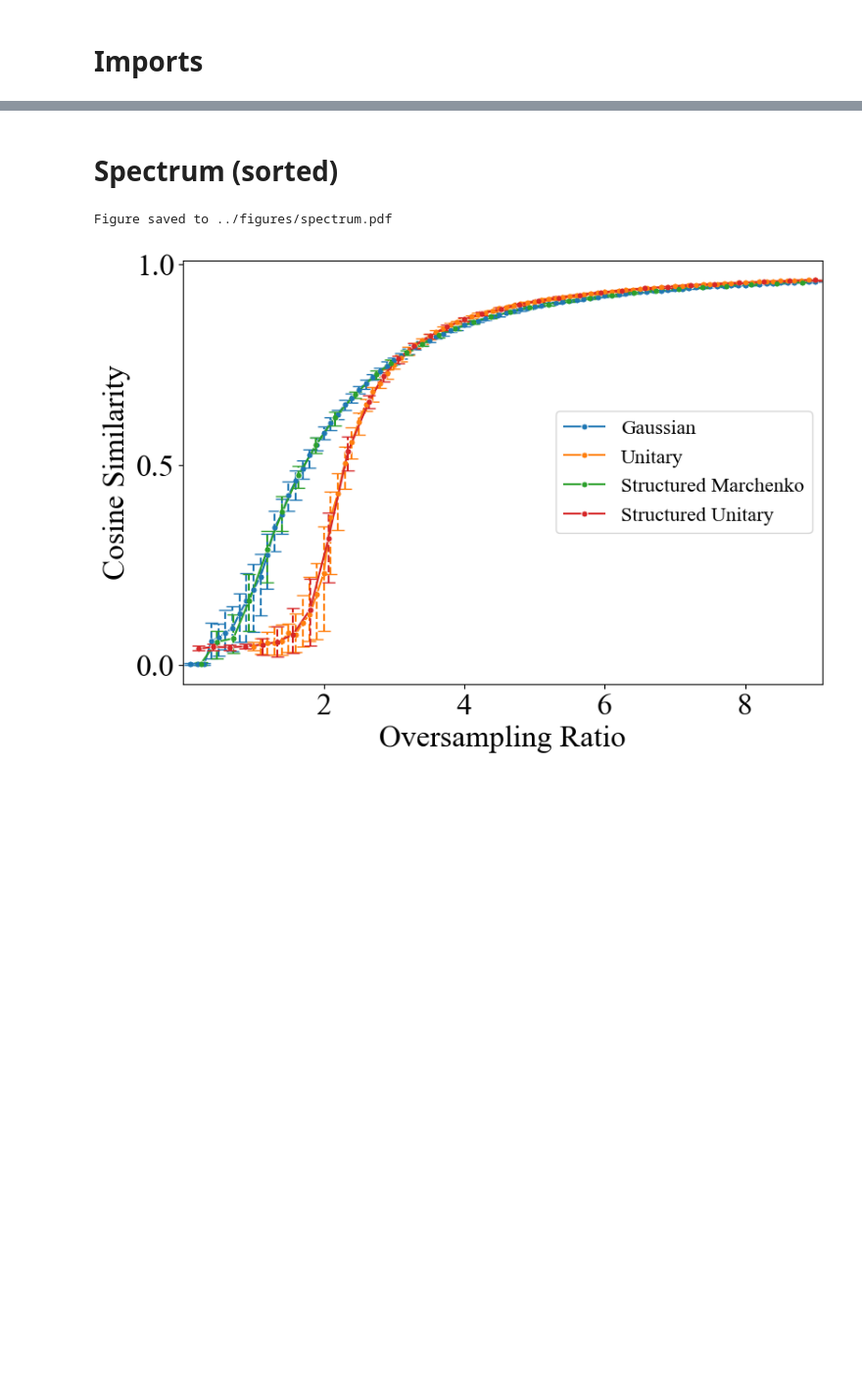
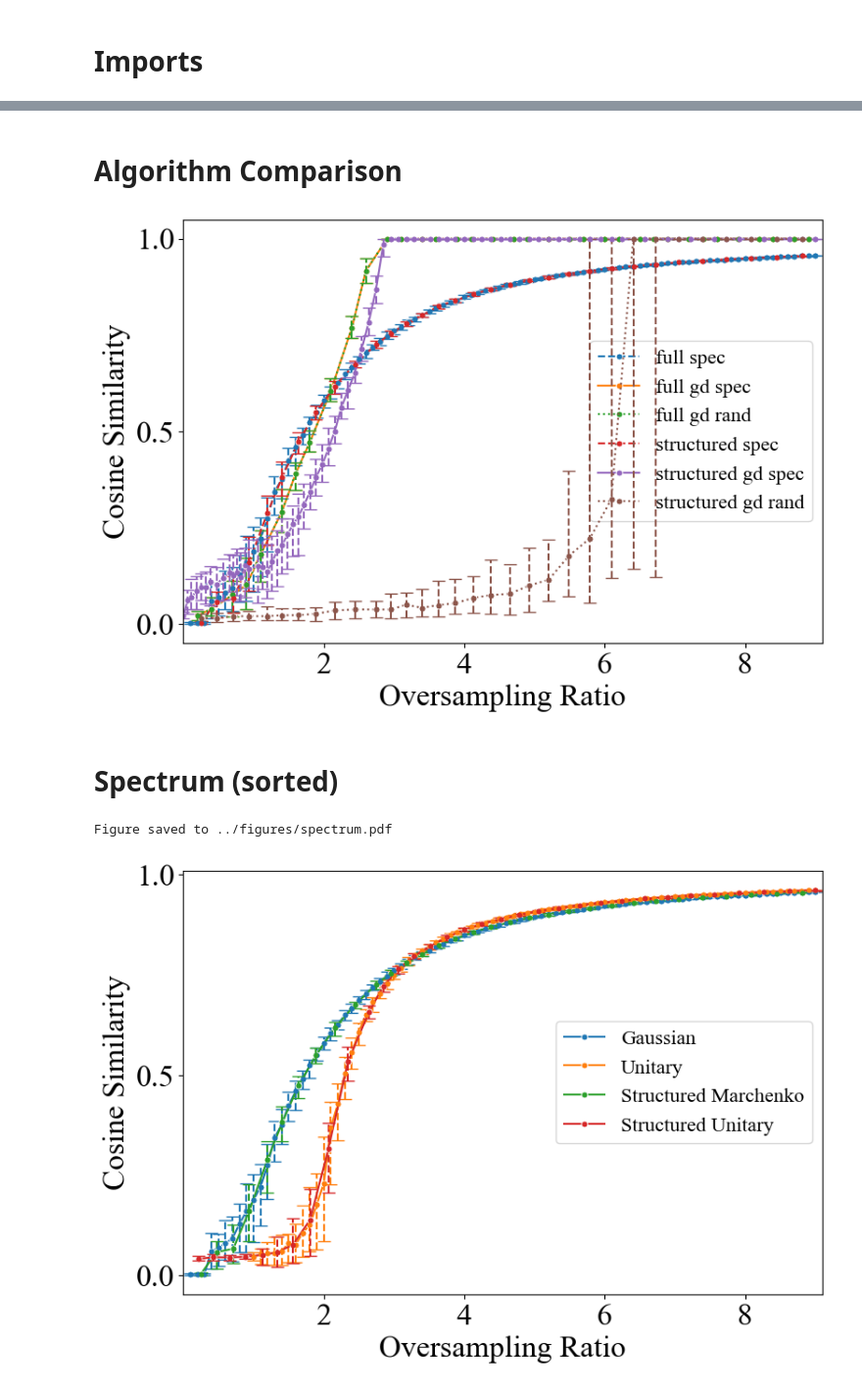
Before and after one commit to zhiyhucode/deepinv, a Jupyter notebook: experimental/notebooks/visualization.ipynb, the cells around one changed output, grey strips where cells are left out. Shown at 98% size. Saved outputs shown, nothing was run; the diff lists cells and outputs as text; code cells hidden in the pictures; blank space fills up the shorter version.

Commit message:
experiment: gd results

```diff
--- a/experimental/notebooks/visualization.ipynb
+++ b/experimental/notebooks/visualization.ipynb
@@ -42,3 +42,12 @@ def clean_df(df_list, start=1.8,):
             else:
                 left = row["oversampling_ratio"]
         df.drop(rows_to_drop, inplace=True)
+# %% [markdown]
+# Algorithm Comparison
+# %%
+df_full_spec = pd.read_csv("../results/full/marchenko/full_marchenko_spec.csv")
+df_full_gd_spec = pd.read_csv("../results/full/gd_spec/full_gd_spec.csv")
+df_full_gd_rand = pd.read_csv("../results/full/gd_spec/full_gd_spec.csv") #! to be changed
+df_structured_spec = pd.read_csv("../results/structured/marchenko_fourier_uniform/structured_fourier_marchenko_FDFD_spec.csv")
+df_structured_gd_spec = pd.read_csv("../results/structured/gd_spec/structured_FDFD_gd_spec.csv")
+df_structured_gd_rand = pd.read_csv("../results/structured/gd_rand/structured_FDFD_gd_rand.csv")
@@ -45,3 +56,45 @@ def clean_df(df_list, start=1.8,):
+# %%
+plot_error_bars(
+    [
+        df_full_spec["oversampling_ratio"],
+        df_full_gd_spec["oversampling_ratio"],
+        df_full_gd_rand["oversampling_ratio"],
+        df_structured_spec["oversampling_ratio"],
+        df_structured_gd_spec["oversampling_ratio"],
+        df_structured_gd_rand["oversampling_ratio"],
+    ],
+    [
+        df_full_spec,
+        df_full_gd_spec,
+        df_full_gd_rand,
+        df_structured_spec,
+        df_structured_gd_spec,
+        df_structured_gd_rand,
+    ],
+    [
+        'full spec',
+        'full gd spec',
+        'full gd rand',
+        'structured spec',
+        'structured gd spec',
+        'structured gd rand',
+    ],
+    #title="Performance Comparison of Different Number of Layers",
+    #save="layers_gd_spec.svg",
+    figsize=(9,6),
+    plot="n_layers",
+    xlim=(0.0,9.1),
+    xticks=[2,4,6,8],
+    yticks=[0.0,0.5,1.0],
+    legend_loc="center right",
+    labelsize=24,
+    fontsize=16,
+    # save_dir='../figures/spectrum.pdf',
+    ticksize=24,
+    transparent=True
+)
+# %% [output]
+[figure, added]
 # %% [markdown]
 # Spectrum (sorted)
 # %%
```
Also changed, not shown: parts of 3 cells of this notebook, 3 other files.
